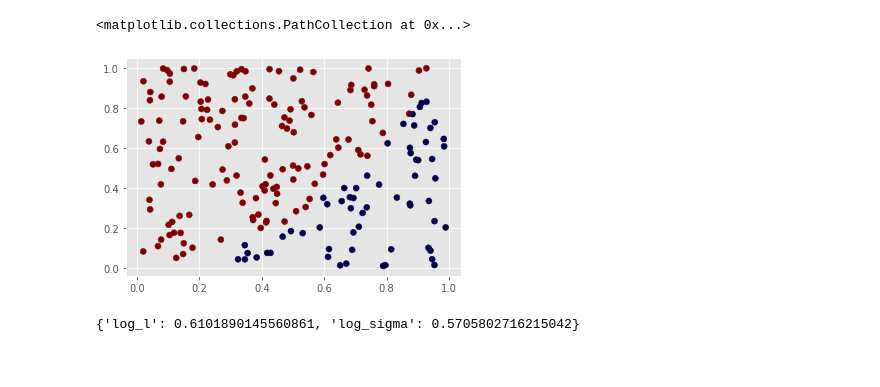
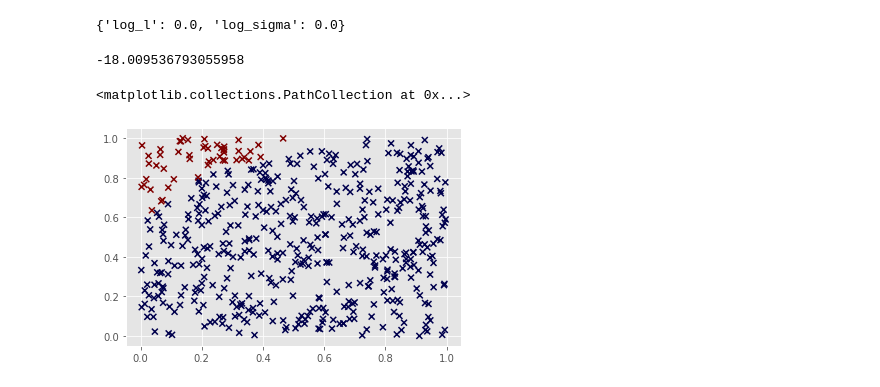
Before and after one commit to pjpollot/gp_sandbox, a Jupyter notebook: examples/classification.ipynb, the cells around one changed output. Drawn from its saved outputs; the diff is of its cells as text; code cells hidden in the pictures.

```diff
--- a/examples/classification.ipynb
+++ b/examples/classification.ipynb
@@ -10,8 +11,11 @@ os.chdir('../src/')
 from gp.models import GPBinaryClassifier
 from gp.kernels import RBF
 # %%
+def f(t):
+    return np.sin(2*np.pi*t)
+
 def separator(x):
-    if x[1] > x[0]**2:
+    if x[1] > f(x[0]):
         return 1
     else:
         return -1
@@ -21,3 +25,9 @@ X = np.random.uniform(size=(n_train, 2))
 y = np.array([
     separator(X[k,:]) for k in range(n_train)
 ])
+
+n_test = 500
+X_test = np.random.uniform(size=(n_test, 2))
+y_test = np.array([
+    separator(X_test[k,:]) for k in range(n_test)
+])
@@ -24,11 +40,19 @@ y = np.array([
+# %%
+ker = RBF()
+gpc = GPBinaryClassifier(ker)
+gpc.get_param()
+# %% [output]
+{'log_l': 0.0, 'log_sigma': 0.0}
+# %%
+gpc.fit(X, y)
+gpc.log_marginal_likelihood()
+# %% [output]
+-18.009536793055958
+# %%
+proba = gpc.predict(X_test)
+y_pred = 2*(proba > .5) - 1
 # %%
-plt.scatter(X[:,0], X[:,1], c=y, cmap='seismic')
+plt.scatter(X_test[:,0], X_test[:,1], c=y_pred, cmap='seismic', marker='x')
 # %% [output]
 <matplotlib.collections.PathCollection at 0x...>
-[figure, old version]
+[figure, new version]
-# %%
-ker = RBF(input_dim=2, l=np.exp(np.random.uniform()), sigma=np.exp(np.random.uniform()))
-gpc = GPBinaryClassifier(ker)
-gpc.get_param()
-# %% [output]
-{'log_l': 0.6101890145560861, 'log_sigma': 0.5705802716215042}
```
Also changed, not shown: parts of 5 cells of this notebook, 2 other files.
